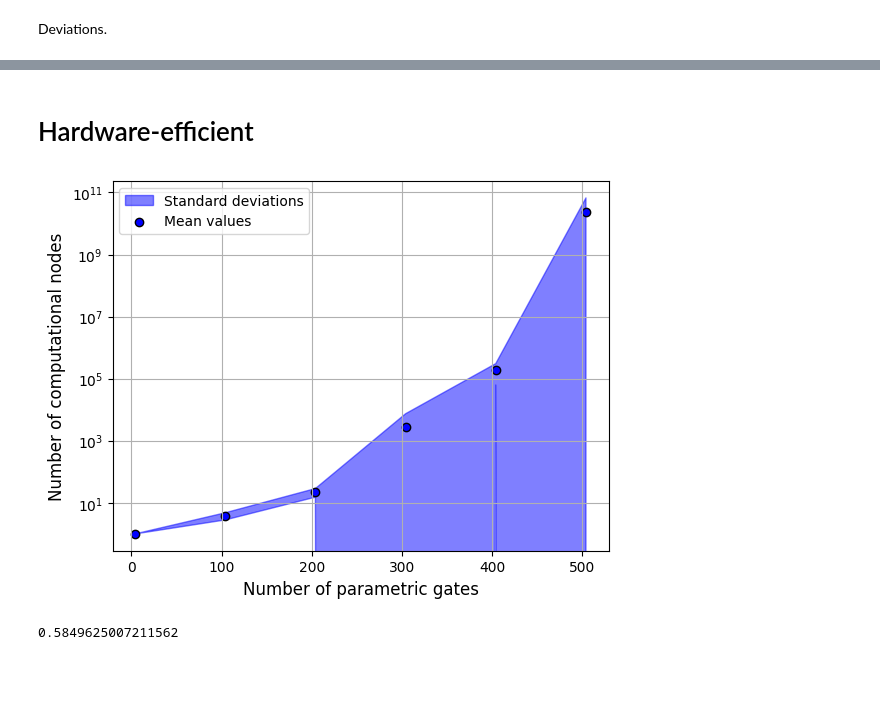
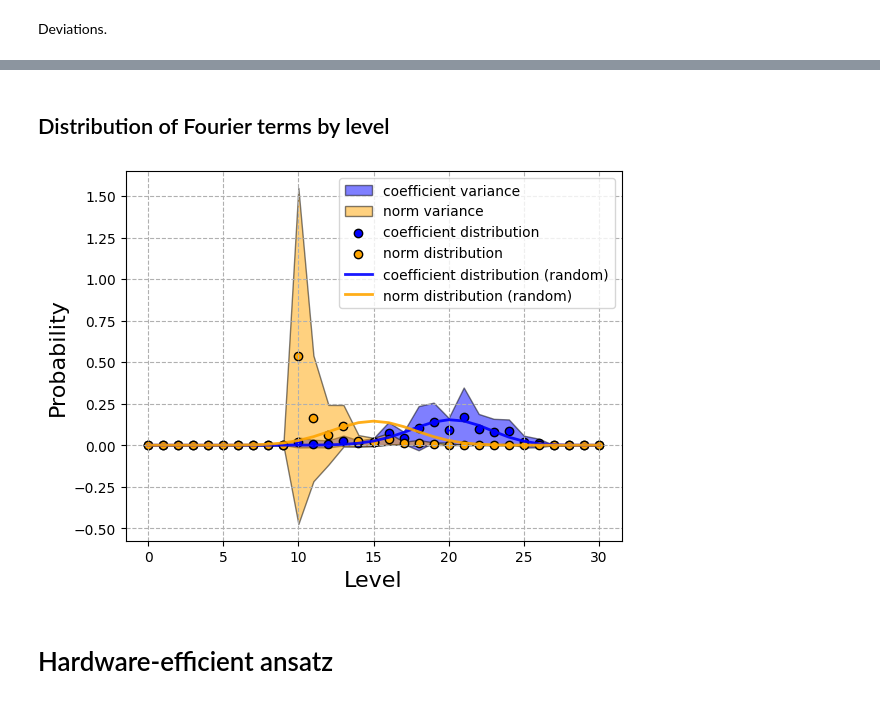
Before and after one commit to idnm/FourierVQA, a Jupyter notebook: experiments.ipynb, the cells around one changed output, grey strips where cells are left out. Saved outputs shown, nothing was run; the diff lists cells and outputs as text; code cells hidden in the pictures; blank space fills up the shorter version.

```diff
--- a/experiments.ipynb
+++ b/experiments.ipynb
@@ -335,2 +208,33 @@ d\p
+# %% [markdown]
+## Distribution of Fourier terms by level
+# %%
+np.random.seed(42)
+
+p = 2
+d = 3
+num_qubits = reverse_light_cone_size(d, p)
+
+num_samples = 100
+
+fourier_stats_samples_all = []
+fourier_stats_samples_nonzero = []
+for i in tqdm(range(num_samples)):
+    graph = nx.random_regular_graph(d, num_qubits, seed=int(np.random.randint(0, 2**32)))
+    qaoa = QAOA(graph, p)
+
+    observables = qaoa.observables()
+    observable = observables[np.random.randint(0, len(observables))]
+
+    fourier_expansion = FourierExpansionVQA(PauliCircuit.from_parameterized_circuit(qaoa.circuit()), observable)
+    fourier_expansion.compute(check_admissible=True, verbose=False)
+    fourier_stats_samples_all.append(fourier_expansion.stats(only_nonzero=False))
+    fourier_stats_samples_nonzero.append(fourier_expansion.stats(only_nonzero=True))
+# %%
+FourierStats.plot_several(fourier_stats_samples_nonzero, plot_random=False, max_level=30)
+FourierStats.plot_random(30)
+plt.legend();
+plt.savefig('tex/figures/qaoa_complexity.png', dpi=1000)
+# %% [output]
+[figure, added]
 # %% [markdown]
-# Hardware-efficient
+# Hardware-efficient ansatz
@@ -386,21 +263,3 @@ for i, M in tqdm(list(enumerate(M_points))):
             check_admissible=True,
             verbose=False)
         num_computational_nodes[j, i] = num_nodes
-# %%
-node_means = np.mean(num_computational_nodes, axis=0)
-node_variance = np.std(num_computational_nodes, axis=0)
-
-plt.fill_between(M_points, node_means+node_variance, node_means-node_variance, color='blue', alpha=0.5, label='Standard deviations')
-plt.scatter(M_points, node_means, color='blue', edgecolors='black', label='Mean values')
-plt.xlabel('Number of parametric gates', fontsize=12)
-plt.ylabel('Number of computational nodes', fontsize=12)
-plt.grid()
-plt.legend()
-plt.yscale('log')
-plt.savefig('tex/figures/hea.png')
-# %% [output]
-[figure, removed]
-# %%
-np.log2(1.5)
-# %% [output]
-0.5849625007211562
```
Also changed, not shown: parts of 27 cells of this notebook, 3 other files.
